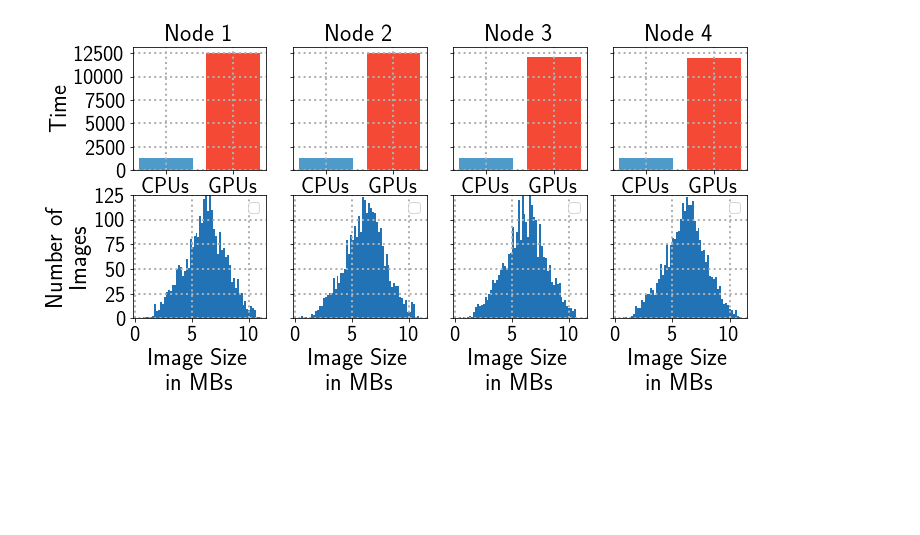
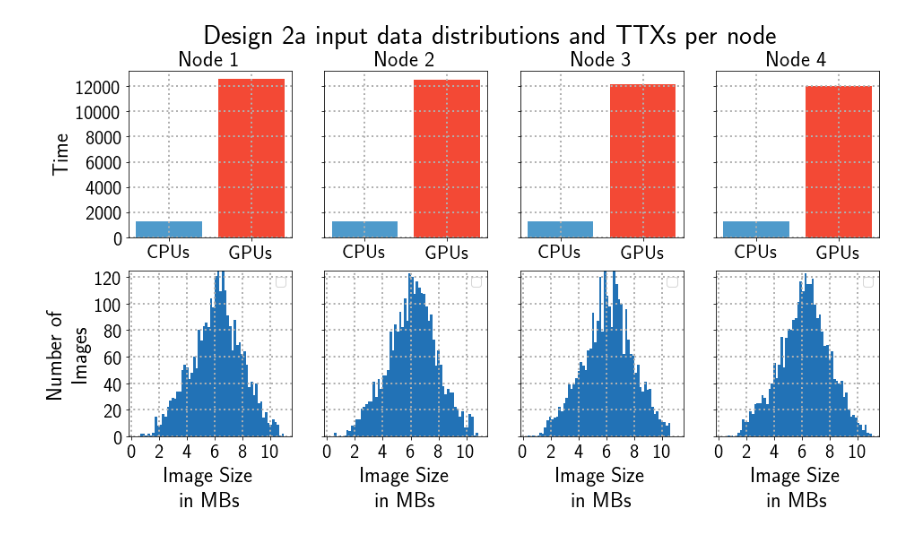
Before and after one commit to radical-experiments/iceberg_escience, a Jupyter notebook: Geolocation/Notebooks/TimelineComparison.ipynb, the cells around one changed output. Saved outputs shown, nothing was run; the diff lists cells and outputs as text; code cells hidden in the pictures; blank space fills up the shorter version.

Commit message:
Timeline notebook update

```diff
--- a/Geolocation/Notebooks/TimelineComparison.ipynb
+++ b/Geolocation/Notebooks/TimelineComparison.ipynb
@@ -81,5 +134,5 @@ des2a_ttx = pd.read_csv('../Data/Des2a_ttx.csv')
 # %%
-fig, axis = plt.subplots(nrows=2,ncols=4,figsize=(11,5),sharex='row',sharey='row')
+fig, axis = plt.subplots(nrows=2,ncols=4,figsize=(15,7.5),sharex='row',sharey='row')
 x1 = np.arange(1)
 x2 = np.arange(1)
 
@@ -137,32 +190,33 @@ _ = axis[1,2].legend(fontsize=14)
 _ = axis[1,3].hist((des2a4['SIZE1']+des2a4['SIZE2']).values,bins=60,color=blues(190)) #image sizes are in KB we converted it to MB here
 _ = axis[1,3].set_xticklabels(axis[1,3].get_xticks().astype('int').tolist(),fontsize=24)
 _ = axis[1,3].set_yticklabels(axis[1,3].get_yticks().astype('int').tolist(),fontsize=24)
 _ = axis[1,3].grid('on')
 _ = axis[1,3].legend(fontsize=14)
 
 
 _ = axis[0,0].set_title('Node 1',fontsize=24)
 _ = axis[0,1].set_title('Node 2',fontsize=24)
 _ = axis[0,2].set_title('Node 3',fontsize=24)
 _ = axis[0,3].set_title('Node 4',fontsize=24)
 _ = axis[1,0].set_xlabel('Image Size\nin MBs', fontsize=24)
 _ = axis[1,1].set_xlabel('Image Size\nin MBs', fontsize=24)
 _ = axis[1,2].set_xlabel('Image Size\nin MBs', fontsize=24)
 _ = axis[1,3].set_xlabel('Image Size\nin MBs', fontsize=24)
 _ = axis[0,0].set_ylabel('Time', fontsize=24)
 _ = axis[1,0].set_yticklabels(axis[1,0].get_yticks().astype('int').tolist(),fontsize=22)
 _ = axis[1,0].set_xticklabels(axis[1,0].get_xticks().astype('int').tolist(),fontsize=22)
 _ = axis[1,1].set_xticklabels(axis[1,1].get_xticks().astype('int').tolist(),fontsize=22)
 _ = axis[1,2].set_xticklabels(axis[1,2].get_xticks().astype('int').tolist(),fontsize=22)
 _ = axis[1,3].set_xticklabels(axis[1,3].get_xticks().astype('int').tolist(),fontsize=22)
 
 _ = axis[1,0].grid('on', linestyle=':', linewidth=2)
 _ = axis[1,1].grid('on', linestyle=':', linewidth=2)
 _ = axis[1,2].grid('on', linestyle=':', linewidth=2)
 _ = axis[1,3].grid('on', linestyle=':', linewidth=2)
 _ = axis[1,0].set_ylabel('Number of\nImages', fontsize=24)
 _ = axis[0,0].set_ylabel('Time', fontsize=24)
 _ = axis[1,0].set_yticklabels(axis[1,0].get_yticks().astype('int').tolist(),fontsize=22)
-fig.savefig('geo_design2a_timelines.pdf',dpi=800,bbox_inches='tight')
+_ = fig.suptitle('Design 2a input data distributions and TTXs per node', fontsize=30)
+#fig.savefig('geo_design2a_timelines.pdf',dpi=800,bbox_inches='tight')
 # %% [output]
-[figure, old version]
+[figure, new version]
```
Also changed, not shown: parts of 7 cells of this notebook.
